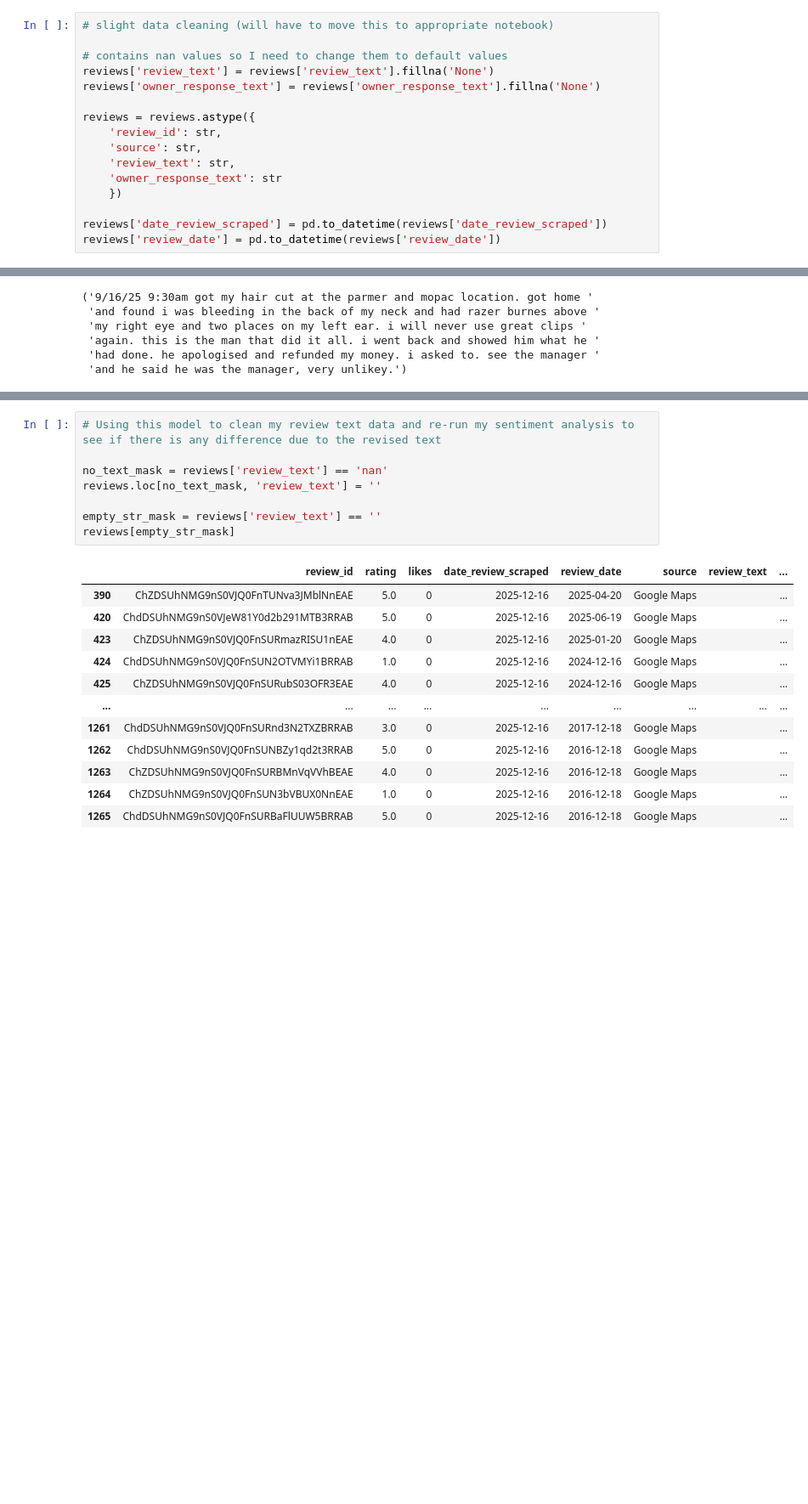
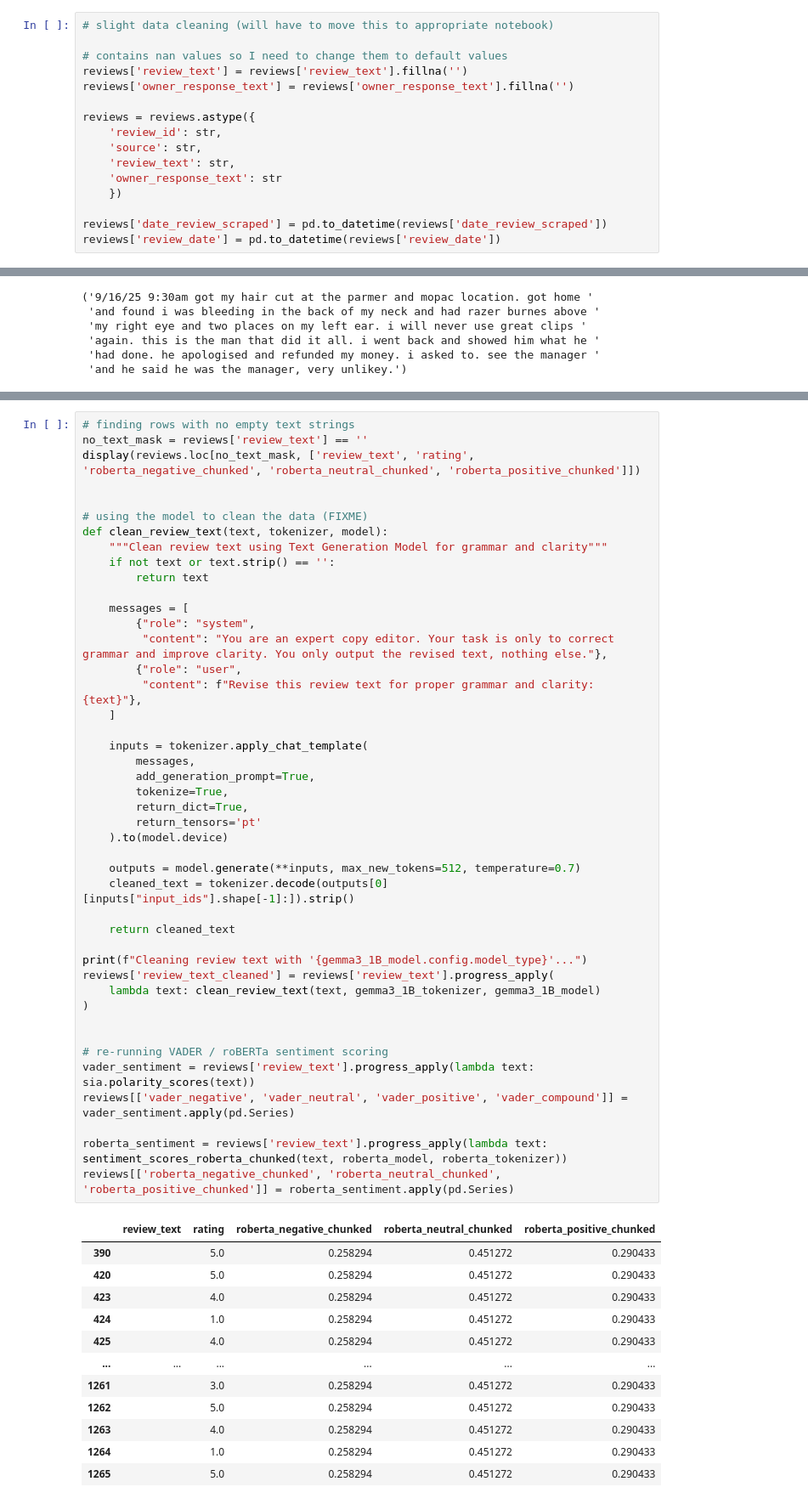
Before and after one commit to Austinedo/GC_sentiment_analysis, a Jupyter notebook: notebooks/sentiment_analysis.ipynb, the cells around one changed output, grey strips where cells are left out. Shown at 85% size. Drawn from its saved outputs; the diff is of its cells as text; blank space fills up the shorter version.

Commit message:
cleaning data with Gemma3 model + re-run sentiment analysis on cleaned text

```diff
--- a/notebooks/sentiment_analysis.ipynb
+++ b/notebooks/sentiment_analysis.ipynb
@@ -45,8 +45,8 @@ i brought my son to this location today for a back-to-school haircut. there is n
 # slight data cleaning (will have to move this to appropriate notebook)
 
 # contains nan values so I need to change them to default values
-reviews['review_text'] = reviews['review_text'].fillna('None')
-reviews['owner_response_text'] = reviews['owner_response_text'].fillna('None')
+reviews['review_text'] = reviews['review_text'].fillna('')
+reviews['owner_response_text'] = reviews['owner_response_text'].fillna('')
 
 reviews = reviews.astype({
     'review_id': str,
@@ -717,21 +694,57 @@ pprint(repr(output_decoded))
 # %%
-# Using this model to clean my review text data and re-run my sentiment analysis to see if there is any difference due to the revised text
+# finding rows with no empty text strings
+no_text_mask = reviews['review_text'] == ''
+display(reviews.loc[no_text_mask, ['review_text', 'rating', 'roberta_negative_chunked', 'roberta_neutral_chunked', 'roberta_positive_chunked']])
 
-no_text_mask = reviews['review_text'] == 'nan'
-reviews.loc[no_text_mask, 'review_text'] = ''
 
-empty_str_mask = reviews['review_text'] == ''
-reviews[empty_str_mask]
+# using the model to clean the data (FIXME)
+def clean_review_text(text, tokenizer, model):
+    """Clean review text using Text Generation Model for grammar and clarity"""
+    if not text or text.strip() == '':
+        return text
+
+    messages = [
+        {"role": "system",
+         "content": "You are an expert copy editor. Your task is only to correct grammar and improve clarity. You only output the revised text, nothing else."},
+        {"role": "user",
+         "content": f"Revise this review text for proper grammar and clarity: {text}"},
+    ]
+
+    inputs = tokenizer.apply_chat_template(
+        messages,
+        add_generation_prompt=True,
+        tokenize=True,
+        return_dict=True,
+        return_tensors='pt'
+    ).to(model.device)
+
+    outputs = model.generate(**inputs, max_new_tokens=512, temperature=0.7)
+    cleaned_text = tokenizer.decode(outputs[0][inputs["input_ids"].shape[-1]:]).strip()
+
+    return cleaned_text
+
+print(f"Cleaning review text with '{gemma3_1B_model.config.model_type}'...")
+reviews['review_text_cleaned'] = reviews['review_text'].progress_apply(
+    lambda text: clean_review_text(text, gemma3_1B_tokenizer, gemma3_1B_model)
+)
+
+
+# re-running VADER / roBERTa sentiment scoring
+vader_sentiment = reviews['review_text'].progress_apply(lambda text: sia.polarity_scores(text))
+reviews[['vader_negative', 'vader_neutral', 'vader_positive', 'vader_compound']] = vader_sentiment.apply(pd.Series)
+
+roberta_sentiment = reviews['review_text'].progress_apply(lambda text: sentiment_scores_roberta_chunked(text, roberta_model, roberta_tokenizer))
+reviews[['roberta_negative_chunked', 'roberta_neutral_chunked', 'roberta_positive_chunked']] = roberta_sentiment.apply(pd.Series)
 # %% [output]
-|  | review_id | rating | likes | date_review_scraped | review_date | source | review_text | ... |
-| 390 | ChZDSUhNMG9nS0VJQ0FnTUNva3JMblNnEAE | 5.0 | 0 | 2025-12-16 | 2025-04-20 | Google Maps |  | ... |
-| 420 | ChdDSUhNMG9nS0VJeW81Y0d2b291MTB3RRAB | 5.0 | 0 | 2025-12-16 | 2025-06-19 | Google Maps |  | ... |
-| 423 | ChZDSUhNMG9nS0VJQ0FnSURmazRISU1nEAE | 4.0 | 0 | 2025-12-16 | 2025-01-20 | Google Maps |  | ... |
-| 424 | ChdDSUhNMG9nS0VJQ0FnSUN2OTVMYi1BRRAB | 1.0 | 0 | 2025-12-16 | 2024-12-16 | Google Maps |  | ... |
-| 425 | ChZDSUhNMG9nS0VJQ0FnSURubS03OFR3EAE | 4.0 | 0 | 2025-12-16 | 2024-12-16 | Google Maps |  | ... |
-| ... | ... | ... | ... | ... | ... | ... | ... | ... |
-| 1261 | ChdDSUhNMG9nS0VJQ0FnSURnd3N2TXZBRRAB | 3.0 | 0 | 2025-12-16 | 2017-12-18 | Google Maps |  | ... |
-| 1262 | ChdDSUhNMG9nS0VJQ0FnSUNBZy1qd2t3RRAB | 5.0 | 0 | 2025-12-16 | 2016-12-18 | Google Maps |  | ... |
-| 1263 | ChZDSUhNMG9nS0VJQ0FnSURBMnVqVVhBEAE | 4.0 | 0 | 2025-12-16 | 2016-12-18 | Google Maps |  | ... |
-| 1264 | ChZDSUhNMG9nS0VJQ0FnSUN3bVBUX0NnEAE | 1.0 | 0 | 2025-12-16 | 2016-12-18 | Google Maps |  | ... |
-| 1265 | ChdDSUhNMG9nS0VJQ0FnSURBaFlUUW5BRRAB | 5.0 | 0 | 2025-12-16 | 2016-12-18 | Google Maps |  | ... |
+|  | review_text | rating | roberta_negative_chunked | roberta_neutral_chunked | roberta_positive_chunked |
+| 390 |  | 5.0 | 0.258294 | 0.451272 | 0.290433 |
+| 420 |  | 5.0 | 0.258294 | 0.451272 | 0.290433 |
+| 423 |  | 4.0 | 0.258294 | 0.451272 | 0.290433 |
+| 424 |  | 1.0 | 0.258294 | 0.451272 | 0.290433 |
+| 425 |  | 4.0 | 0.258294 | 0.451272 | 0.290433 |
+| ... | ... | ... | ... | ... | ... |
+| 1261 |  | 3.0 | 0.258294 | 0.451272 | 0.290433 |
+| 1262 |  | 5.0 | 0.258294 | 0.451272 | 0.290433 |
+| 1263 |  | 4.0 | 0.258294 | 0.451272 | 0.290433 |
+| 1264 |  | 1.0 | 0.258294 | 0.451272 | 0.290433 |
+| 1265 |  | 5.0 | 0.258294 | 0.451272 | 0.290433 |
```
Also changed, not shown: parts of 15 cells of this notebook.
